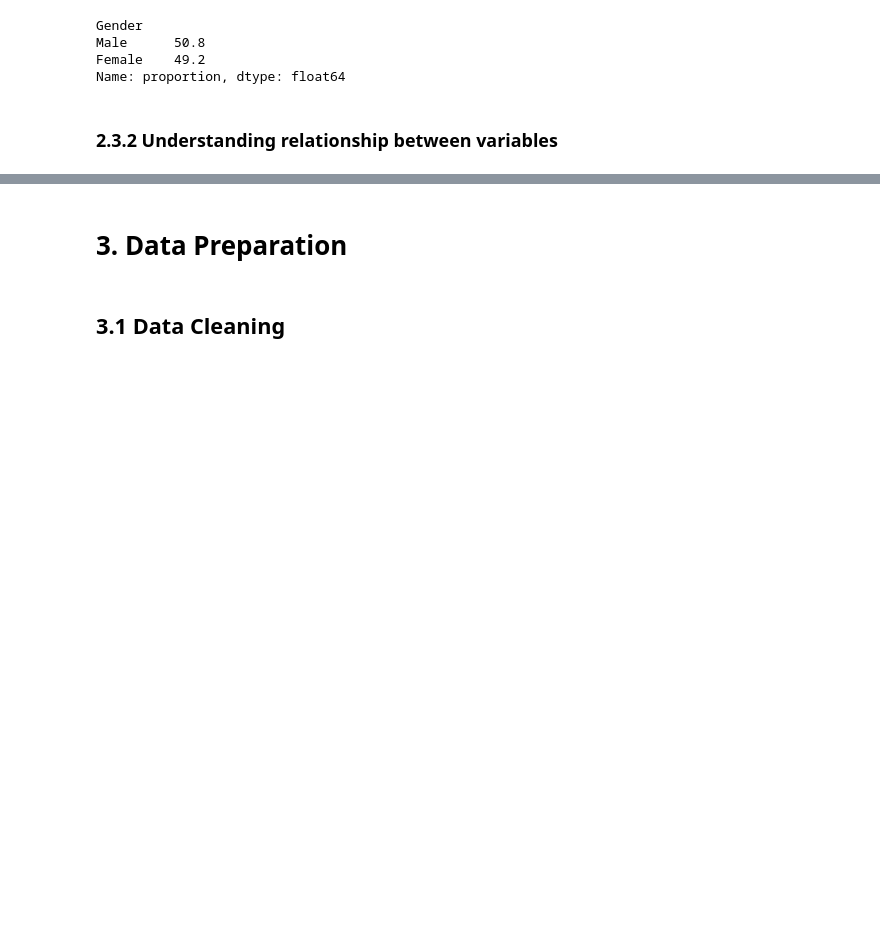
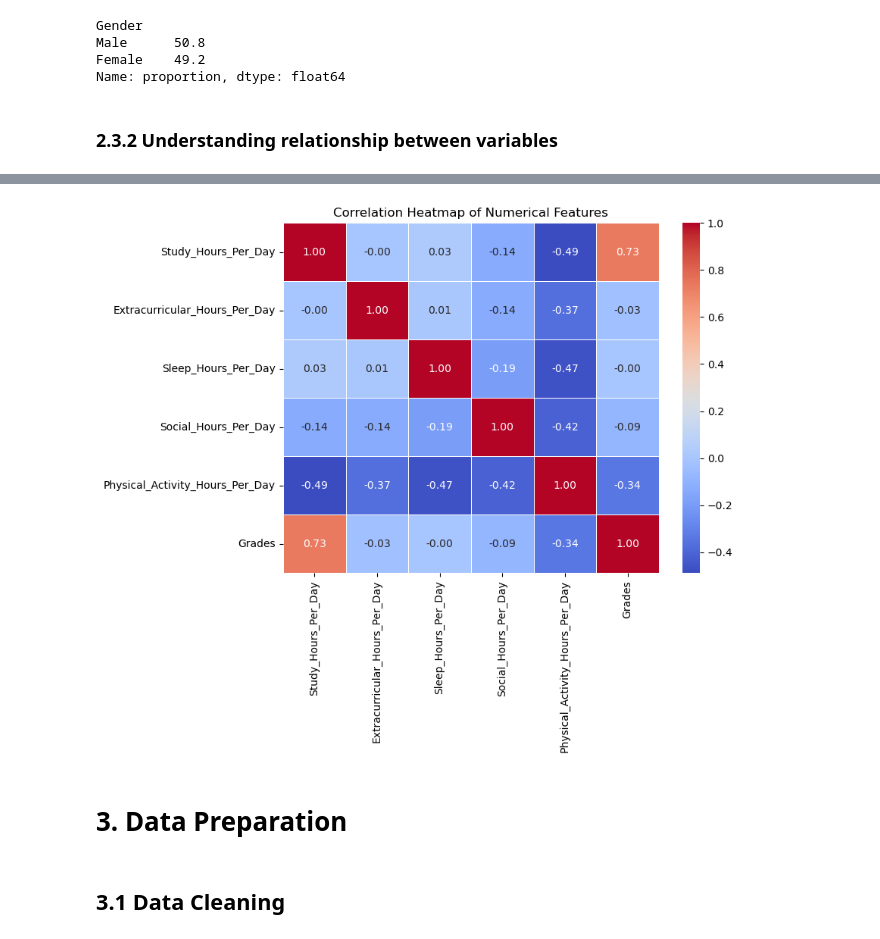
Before and after one commit to thiri-wah/mldp_project, a Jupyter notebook: MLDP Program Codes Submission Template (1).ipynb, the cells around one changed output, grey strips where cells are left out. Saved outputs shown, nothing was run; the diff lists cells and outputs as text; code cells hidden in the pictures; blank space fills up the shorter version.

```diff
--- a/MLDP Program Codes Submission Template (1).ipynb
+++ b/MLDP Program Codes Submission Template (1).ipynb
@@ -232,0 +269,13 @@ Name: proportion, dtype: float64
+# %%
+#Correlation
+num_features = [
+    "Study_Hours_Per_Day",
+    "Extracurricular_Hours_Per_Day",
+    "Sleep_Hours_Per_Day",
+    "Social_Hours_Per_Day",
+    "Physical_Activity_Hours_Per_Day",
+    "Grades"
+]
+
+corr_matrix = df[num_features].corr()
+corr_matrix
@@ -233,3 +290,17 @@ Name: proportion, dtype: float64
+# %%
+#Correlation Heatmap
+plt.figure(figsize=(8,6))
+sns.heatmap(
+    corr_matrix,
+    annot=True,
+    fmt=".2f",
+    cmap="coolwarm",
+    linewidths=0.5
+)
+plt.title("Correlation Heatmap of Numerical Features")
+plt.show()
+# %% [output]
+[figure, added]
 # %% [markdown]
 # 3. Data Preparation
 # %% [markdown]
```
Also changed, not shown: parts of 9 cells of this notebook.
